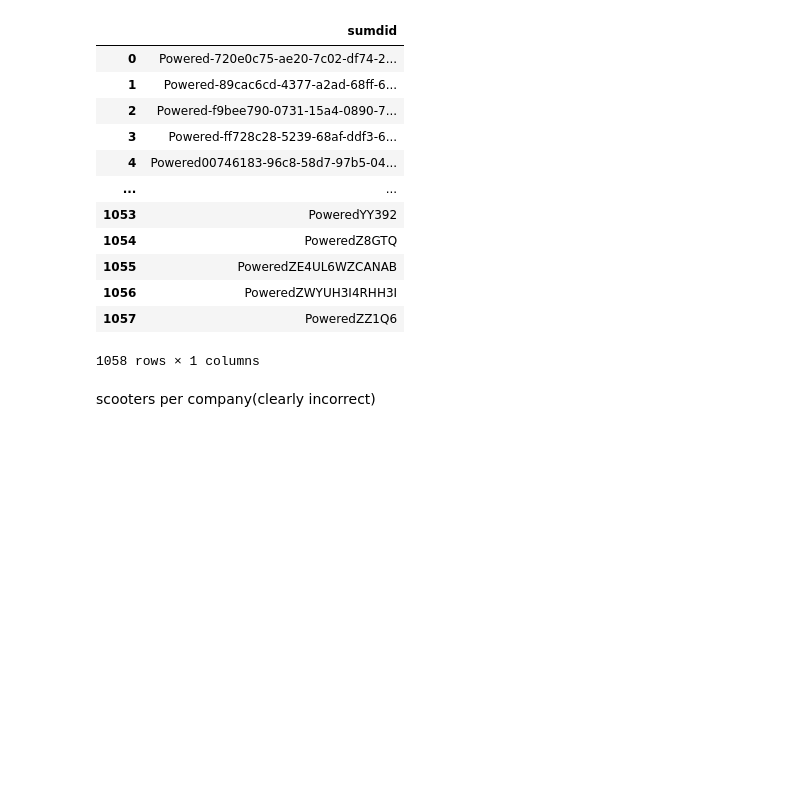
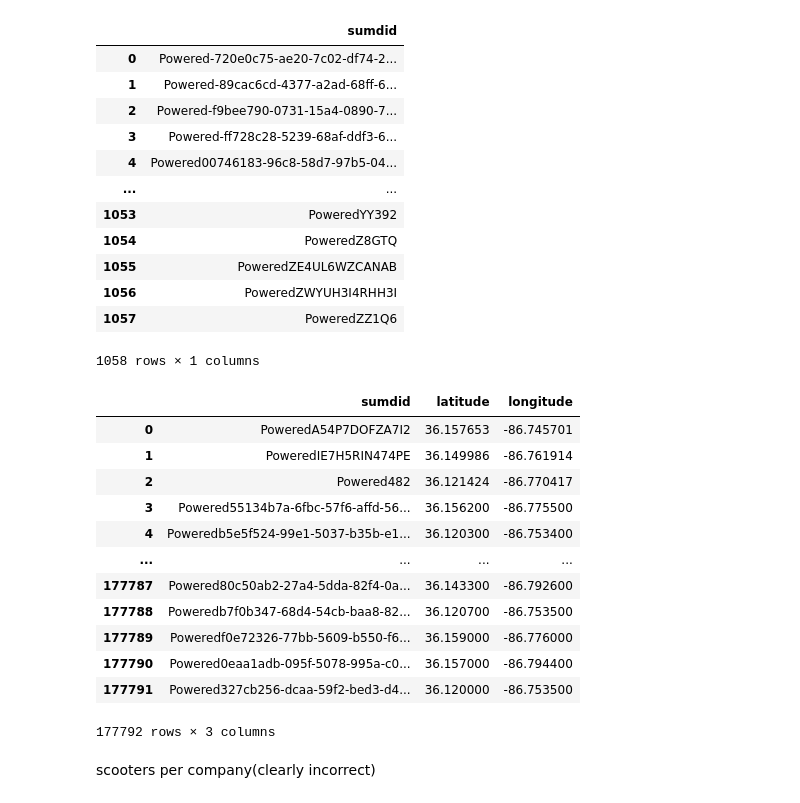
Before and after one commit to NSS-Data-Analytics-Cohort-8/scooter-partner1-badger-badger-python, a Jupyter notebook: notebooks/eda_scoot_1.ipynb, the cells around one changed output. Saved outputs shown, nothing was run; the diff lists cells and outputs as text; code cells hidden in the pictures; blank space fills up the shorter version.

```diff
--- a/notebooks/scoot_scoot.ipynb
+++ b/notebooks/eda_scoot_1.ipynb
@@ -264,6 +264,38 @@ cra5
 | 1056 | PoweredZWYUH3I4RHH3I |
 | 1057 | PoweredZZ1Q6 |
 1058 rows × 1 columns
+# %%
+crash6 = '''
+SELECT
+    DISTINCT sumdid,
+    latitude,
+    longitude
+FROM scooters
+WHERE sumdid NOT IN
+    (SELECT
+        DISTINCT sumdid
+    FROM trips
+    WHERE sumdid != 'PoweredUNKOWN'
+    GROUP BY sumdid)
+AND sumdid LIKE '%%Powered%%'
+'''
+
+cra6 = pd.read_sql(crash6, con=engine)
+cra6
+# %% [output]
+|  | sumdid | latitude | longitude |
+| 0 | PoweredA54P7DOFZA7I2 | 36.157653 | -86.745701 |
+| 1 | PoweredIE7H5RIN474PE | 36.149986 | -86.761914 |
+| 2 | Powered482 | 36.121424 | -86.770417 |
+| 3 | Powered55134b7a-6fbc-57f6-affd-56... | 36.156200 | -86.775500 |
+| 4 | Poweredb5e5f524-99e1-5037-b35b-e1... | 36.120300 | -86.753400 |
+| ... | ... | ... | ... |
+| 177787 | Powered80c50ab2-27a4-5dda-82f4-0a... | 36.143300 | -86.792600 |
+| 177788 | Poweredb7f0b347-68d4-54cb-baa8-82... | 36.120700 | -86.753500 |
+| 177789 | Poweredf0e72326-77bb-5609-b550-f6... | 36.159000 | -86.776000 |
+| 177790 | Powered0eaa1adb-095f-5078-995a-c0... | 36.157000 | -86.794400 |
+| 177791 | Powered327cb256-dcaa-59f2-bed3-d4... | 36.120000 | -86.753500 |
+177792 rows × 3 columns
 # %% [markdown]
 scooters per company(clearly incorrect)
 # %%
```
Also changed, not shown: parts of 13 cells of this notebook, 3 other files.
